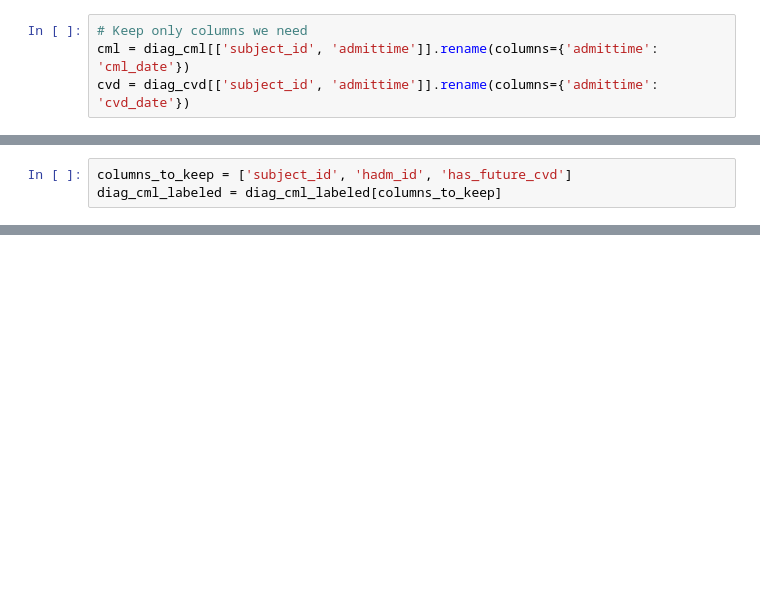
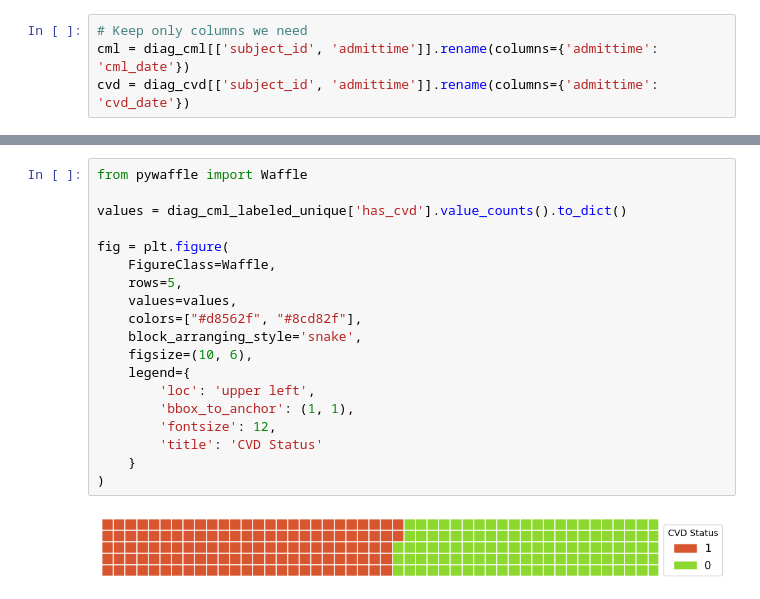
Before and after one commit to yloughribi/Internship, a Jupyter notebook: Python_script.ipynb, the cells around one changed output, grey strips where cells are left out. Saved outputs shown, nothing was run; the diff lists cells and outputs as text; blank space fills up the shorter version.

```diff
--- a/Python_script.ipynb
+++ b/Python_script.ipynb
@@ -300,3 +298,0 @@ diag_cml_labeled.shape
-# %%
-columns_to_keep = ['subject_id', 'hadm_id', 'has_future_cvd']
-diag_cml_labeled = diag_cml_labeled[columns_to_keep]
@@ -406,0 +307,21 @@ pharm.head(25)
+# %%
+from pywaffle import Waffle
+
+values = diag_cml_labeled_unique['has_cvd'].value_counts().to_dict()
+
+fig = plt.figure(
+    FigureClass=Waffle,
+    rows=5,
+    values=values,
+    colors=["#d8562f", "#8cd82f"],
+    block_arranging_style='snake',
+    figsize=(10, 6),
+    legend={
+        'loc': 'upper left',
+        'bbox_to_anchor': (1, 1),
+        'fontsize': 12,
+        'title': 'CVD Status'
+    }
+)
+# %% [output]
+[figure, added]
```
Also changed, not shown: parts of 82 cells of this notebook, 1 other file.
